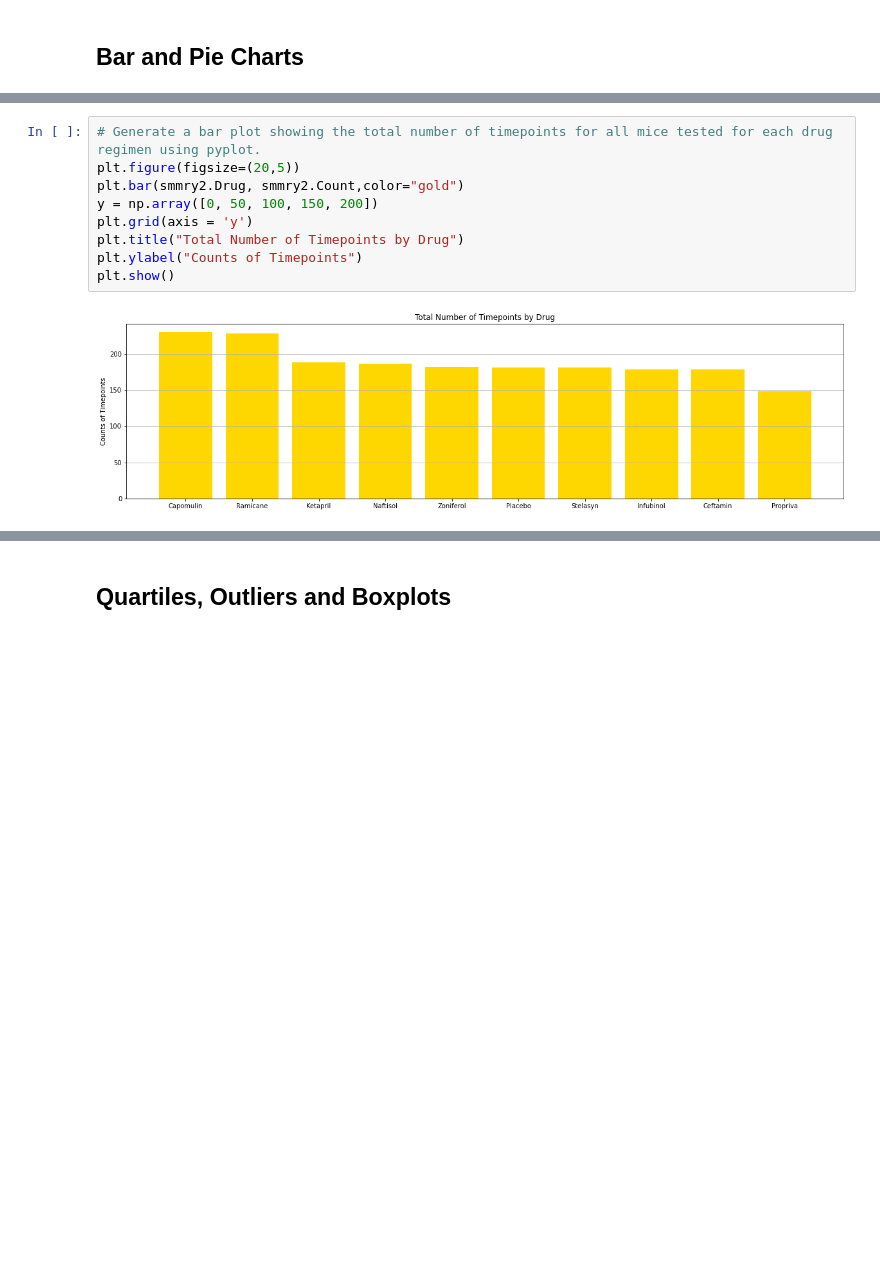
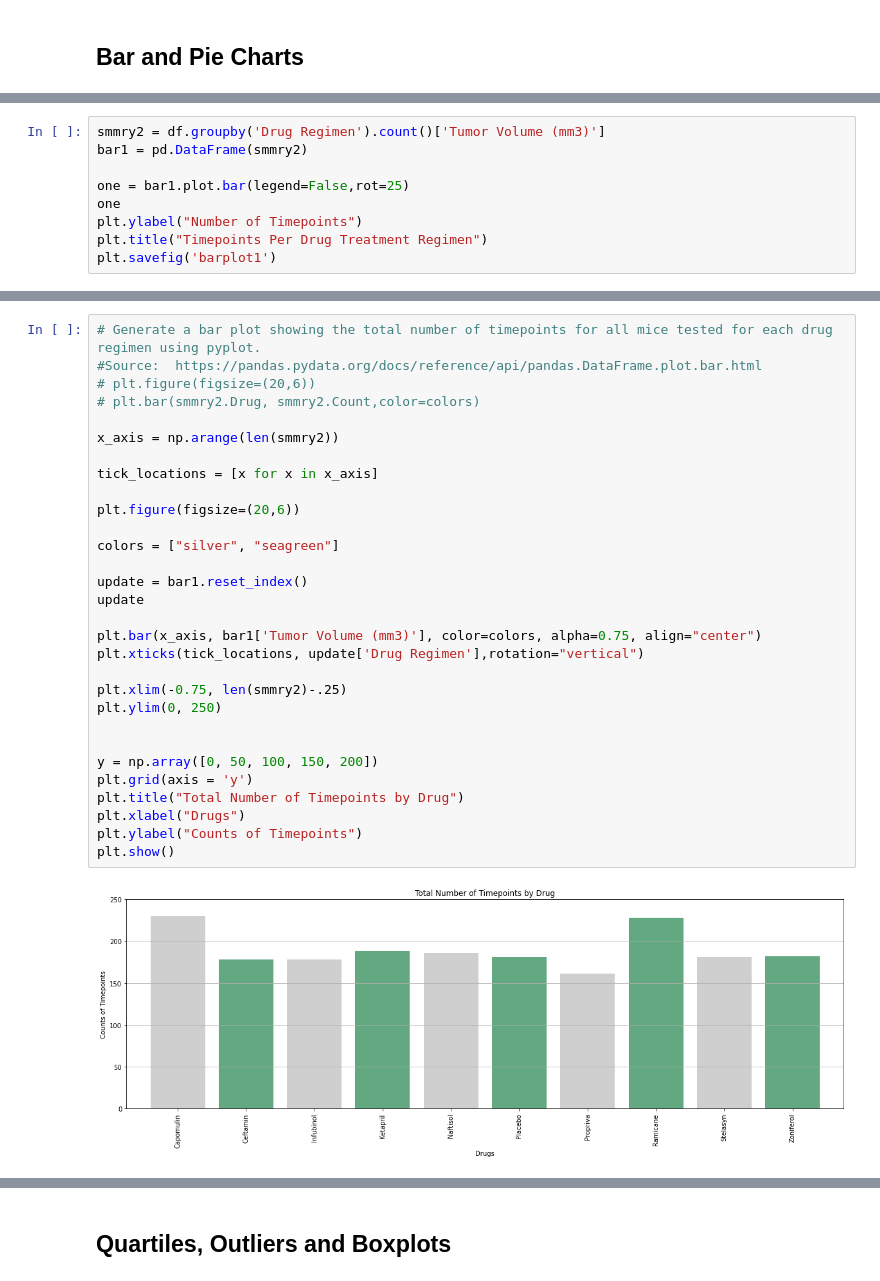
Before and after one commit to lopezmarco81/SMU_Data_1221_homework, a Jupyter notebook: 05 - Matplotlib/Instructions/Pymaceuticals/pymaceuticals_starter.ipynb, the cells around one changed output, grey strips where cells are left out. Cells and saved outputs as stored; diff of their text form; blank space fills up the shorter version.

```diff
--- a/05 - Matplotlib/Instructions/Pymaceuticals/pymaceuticals_starter.ipynb
+++ b/05 - Matplotlib/Instructions/Pymaceuticals/pymaceuticals_starter.ipynb
@@ -179,3 +223,12 @@ smmry2
 | 7 | Infubinol | 178 |
 | 8 | Ceftamin | 178 |
 | 9 | Propriva | 148 |
+# %%
+smmry2 = df.groupby('Drug Regimen').count()['Tumor Volume (mm3)']
+bar1 = pd.DataFrame(smmry2)
+
+one = bar1.plot.bar(legend=False,rot=25)
+one
+plt.ylabel("Number of Timepoints")
+plt.title("Timepoints Per Drug Treatment Regimen")
+plt.savefig('barplot1')
@@ -182,11 +237,32 @@ smmry2
 # %%
 # Generate a bar plot showing the total number of timepoints for all mice tested for each drug regimen using pyplot.
-plt.figure(figsize=(20,5))
-plt.bar(smmry2.Drug, smmry2.Count,color="gold")
+#Source:  https://pandas.pydata.org/docs/reference/api/pandas.DataFrame.plot.bar.html
+# plt.figure(figsize=(20,6))
+# plt.bar(smmry2.Drug, smmry2.Count,color=colors)
+
+x_axis = np.arange(len(smmry2))
+
+tick_locations = [x for x in x_axis]
+
+plt.figure(figsize=(20,6))
+
+colors = ["silver", "seagreen"]
+
+update = bar1.reset_index()
+update
+
+plt.bar(x_axis, bar1['Tumor Volume (mm3)'], color=colors, alpha=0.75, align="center")
+plt.xticks(tick_locations, update['Drug Regimen'],rotation="vertical")
+
+plt.xlim(-0.75, len(smmry2)-.25)
+plt.ylim(0, 250)
+
+
 y = np.array([0, 50, 100, 150, 200])
 plt.grid(axis = 'y')
 plt.title("Total Number of Timepoints by Drug")
+plt.xlabel("Drugs")
 plt.ylabel("Counts of Timepoints")
 plt.show()
 # %% [output]
-[figure, old version]
+[figure, new version]
```
Also changed, not shown: parts of 40 cells of this notebook.
